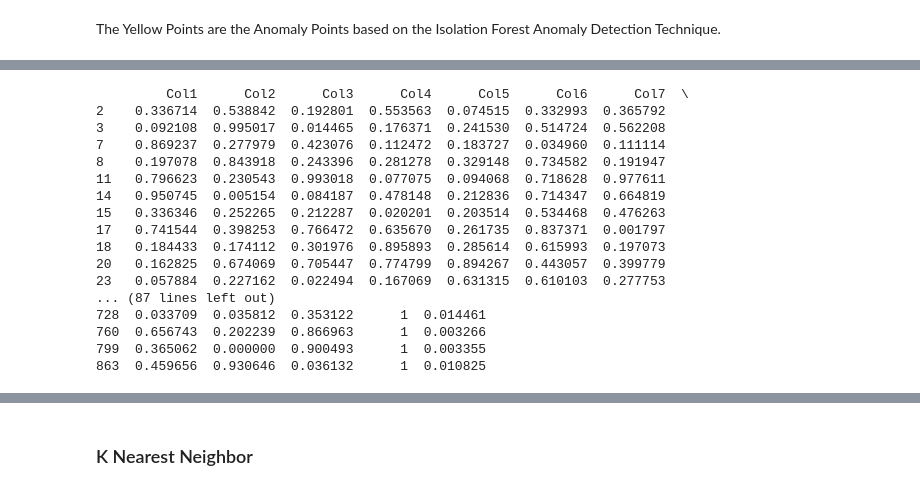
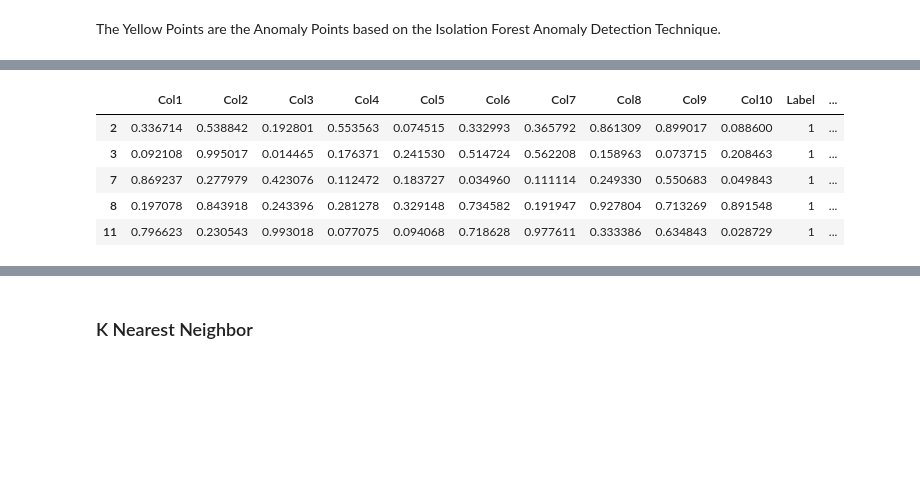
Before and after one commit to esharma3/Pycaret_Anomaly_Detection, a Jupyter notebook: anomaly_detection.ipynb, the cells around one changed output, grey strips where cells are left out. Saved outputs shown, nothing was run; the diff lists cells and outputs as text; code cells hidden in the pictures; blank space fills up the shorter version.

```diff
--- a/anomaly_detection.ipynb
+++ b/anomaly_detection.ipynb
@@ -83,22 +91,11 @@ iforest_predictions
 # %%
 # checking anomaly rows. Label = 1 is the anomaly data.
 iforest_anomaly_rows = iforest_predictions[iforest_predictions["Label"] == 1]
-print(iforest_anomaly_rows)
+iforest_anomaly_rows.head()
 # %% [output]
-         Col1      Col2      Col3      Col4      Col5      Col6      Col7  \
-2    0.336714  0.538842  0.192801  0.553563  0.074515  0.332993  0.365792
-3    0.092108  0.995017  0.014465  0.176371  0.241530  0.514724  0.562208
-7    0.869237  0.277979  0.423076  0.112472  0.183727  0.034960  0.111114
-8    0.197078  0.843918  0.243396  0.281278  0.329148  0.734582  0.191947
-11   0.796623  0.230543  0.993018  0.077075  0.094068  0.718628  0.977611
-14   0.950745  0.005154  0.084187  0.478148  0.212836  0.714347  0.664819
-15   0.336346  0.252265  0.212287  0.020201  0.203514  0.534468  0.476263
-17   0.741544  0.398253  0.766472  0.635670  0.261735  0.837371  0.001797
-18   0.184433  0.174112  0.301976  0.895893  0.285614  0.615993  0.197073
-20   0.162825  0.674069  0.705447  0.774799  0.894267  0.443057  0.399779
-23   0.057884  0.227162  0.022494  0.167069  0.631315  0.610103  0.277753
-... (87 lines left out)
-728  0.033709  0.035812  0.353122      1  0.014461
-760  0.656743  0.202239  0.866963      1  0.003266
-799  0.365062  0.000000  0.900493      1  0.003355
-863  0.459656  0.930646  0.036132      1  0.010825
+|  | Col1 | Col2 | Col3 | Col4 | Col5 | Col6 | Col7 | Col8 | Col9 | Col10 | Label | ... |
+| 2 | 0.336714 | 0.538842 | 0.192801 | 0.553563 | 0.074515 | 0.332993 | 0.365792 | 0.861309 | 0.899017 | 0.088600 | 1 | ... |
+| 3 | 0.092108 | 0.995017 | 0.014465 | 0.176371 | 0.241530 | 0.514724 | 0.562208 | 0.158963 | 0.073715 | 0.208463 | 1 | ... |
+| 7 | 0.869237 | 0.277979 | 0.423076 | 0.112472 | 0.183727 | 0.034960 | 0.111114 | 0.249330 | 0.550683 | 0.049843 | 1 | ... |
+| 8 | 0.197078 | 0.843918 | 0.243396 | 0.281278 | 0.329148 | 0.734582 | 0.191947 | 0.927804 | 0.713269 | 0.891548 | 1 | ... |
+| 11 | 0.796623 | 0.230543 | 0.993018 | 0.077075 | 0.094068 | 0.718628 | 0.977611 | 0.333386 | 0.634843 | 0.028729 | 1 | ... |
```
Also changed, not shown: parts of 14 cells of this notebook.
